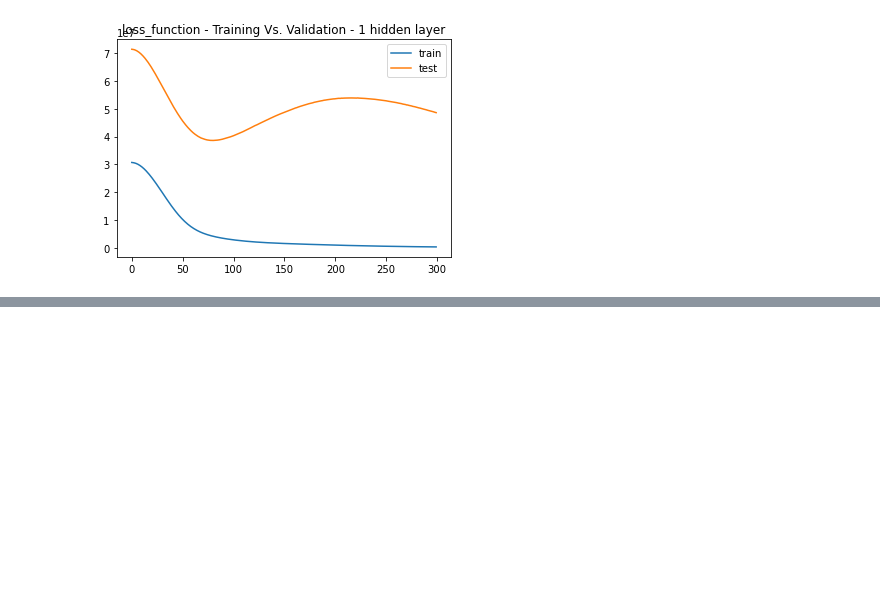
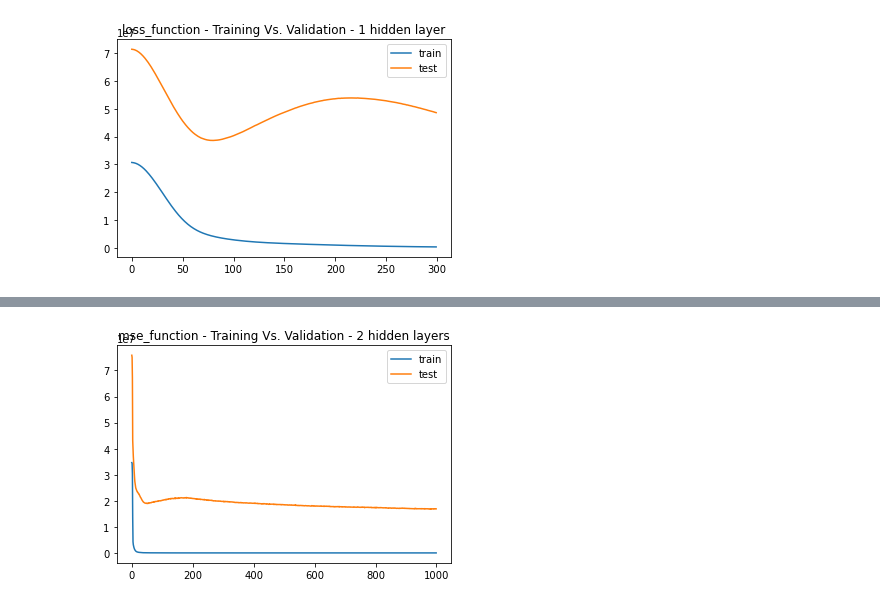
Before and after one commit to HendersonRichardK/Project2, a Jupyter notebook: 2_deep_learning.ipynb, the cells around one changed output, grey strips where cells are left out. Saved outputs shown, nothing was run; the diff lists cells and outputs as text; code cells hidden in the pictures; blank space fills up the shorter version.

```diff
--- a/2_deep_learning.ipynb
+++ b/2_deep_learning.ipynb
@@ -175,0 +196,9 @@ plt.show()
+# %%
+# Train vs test for deep net
+plt.plot(model_2.history["mse"])
+plt.plot(model_2.history["val_mse"])
+plt.title("mse_function - Training Vs. Validation - 2 hidden layers")
+plt.legend(["train", "test"])
+plt.show()
+# %% [output]
+[figure, added]
```
Also changed, not shown: parts of 3 cells of this notebook.
